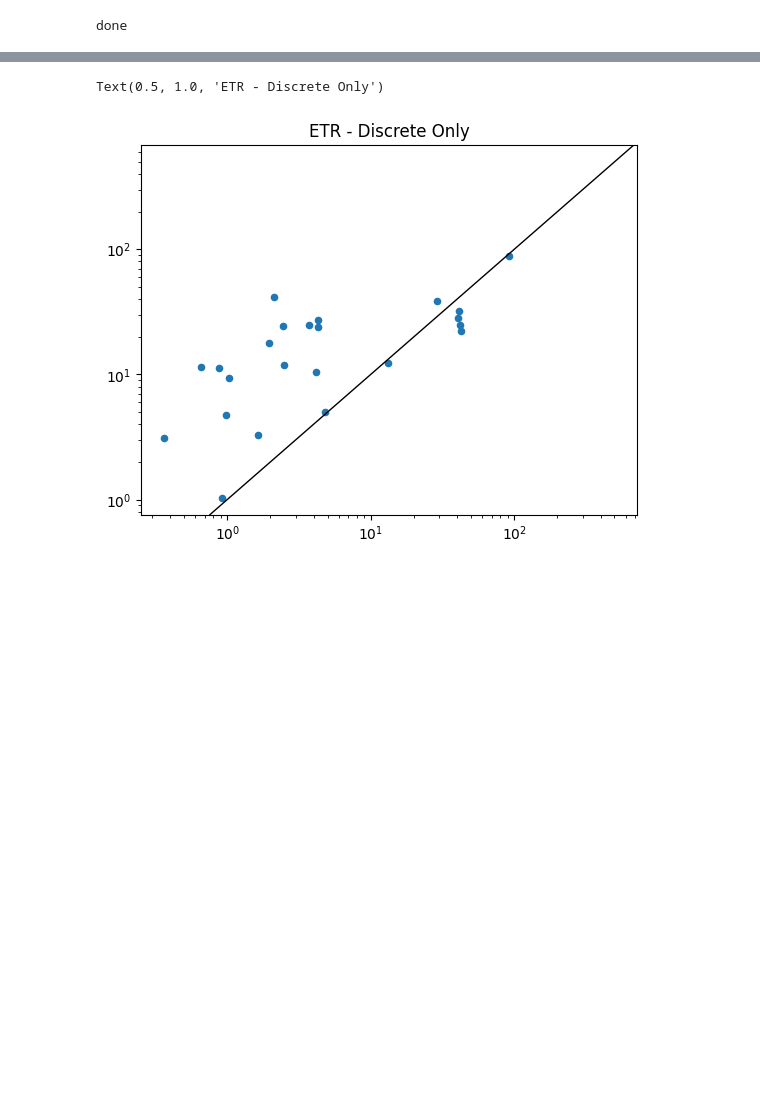
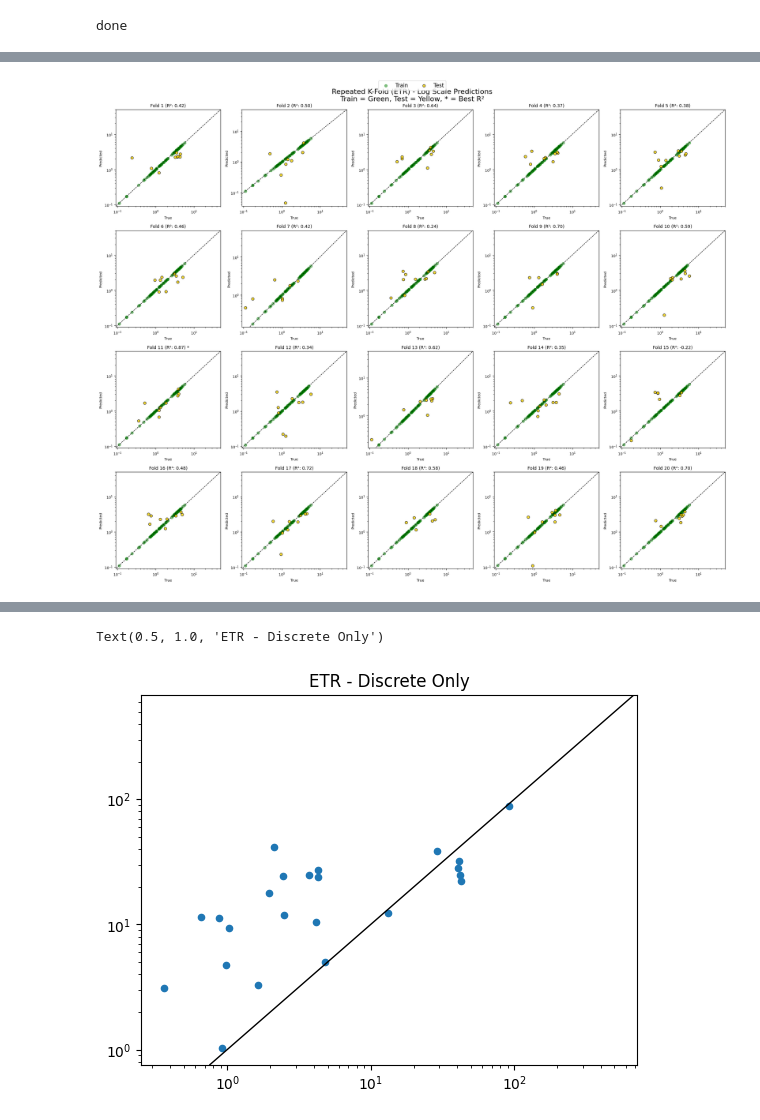
Before and after one commit to jilliangreene/sentinel3_ch4_model, a Jupyter notebook: ml_model.ipynb, the cells around one changed output, grey strips where cells are left out. Cells and saved outputs as stored; diff of their text form; code cells hidden in the pictures; blank space fills up the shorter version.

```diff
--- a/ml_model.ipynb
+++ b/ml_model.ipynb
@@ -87,4 +101,6 @@ rs = 621
 from sklearn.model_selection import train_test_split
 
 x_train, x_test, y_train, y_test, site_train, site_test = train_test_split(
-    features, ch4, site, test_size = 0.1, random_state = rs)
+    features, ln_ch4, site, test_size = 0.1, random_state = rs)
+
+print(len(x_train))
@@ -135,0 +253,84 @@ ETR R-squared: 0.539566619640329
+# %%
+import matplotlib.pyplot as plt
+import numpy as np
+from sklearn.model_selection import RepeatedKFold
+from sklearn.metrics import r2_score
+from sklearn.base import clone
+
+# Set up Repeated K-Fold
+rkf = RepeatedKFold(n_splits=10, n_repeats=2, random_state=42)
+
+# Prepare figure
+fig, axes = plt.subplots(4, 5, figsize=(20, 16))
+axes = axes.flatten()
+
+r2_scores = []
+fold_predictions = []
+
+# Collect all true/predicted values for global axis limits
+all_true_vals = []
+all_pred_vals = []
+
+# Loop through each fold
+for i, (train_idx, test_idx) in enumerate(rkf.split(x_train)):
+    X_tr, X_te = x_train[train_idx], x_train[test_idx]
+    y_tr, y_te = y_train[train_idx], y_train[test_idx]
+
+    model = clone(etr)
+    model.fit(X_tr, y_tr.ravel())
+
+    y_tr_pred = model.predict(X_tr)
+    y_te_pred = model.predict(X_te)
+
+    r2 = r2_score(y_te, y_te_pred)
+    r2_scores.append(r2)
+    fold_predictions.append((y_tr, y_tr_pred, y_te, y_te_pred))
+
+    # Flatten before collecting to avoid dimension mismatch
+    all_true_vals.extend(y_tr.ravel())
+    all_true_vals.extend(y_te.ravel())
+    all_pred_vals.extend(np.ravel(y_tr_pred))
+    all_pred_vals.extend(np.ravel(y_te_pred))
+
+# Determine best fold by R²
+best_idx = np.argmax(r2_scores)
+
+# Filter out zeros and negatives for log scale
+combined_vals = np.concatenate([all_true_vals, all_pred_vals])
+combined_vals = combined_vals[combined_vals > 0]
+min_val, max_val = combined_vals.min(), combined_vals.max()
+
+# Plot each fold
+for i, (y_tr, y_tr_pred, y_te, y_te_pred) in enumerate(fold_predictions):
+    ax = axes[i]
+    ax.scatter(y_tr, y_tr_pred, color='green', alpha=0.5, label='Train')
+    ax.scatter(y_te, y_te_pred, color='gold', edgecolor='black', alpha=0.8, label='Test')
+
+    # Set log scale and global limits
+    ax.set_xscale('log')
+    ax.set_yscale('log')
+    ax.set_xlim(0, 50)
+    ax.set_ylim(0, 50)
+
+    # 1:1 reference line
+    ax.plot([0, 50], [0, 50], 'k--', lw=1)
+
+    # Title with R² and asterisk for best fold
+    title = f"Fold {i+1} (R²: {r2_scores[i]:.2f})"
+    if i == best_idx:
+        title += " *"
+    ax.set_title(title, fontsize=10)
+
+    ax.set_xlabel("True", fontsize=8)
+    ax.set_ylabel("Predicted", fontsize=8)
+    ax.tick_params(axis='both', which='both', labelsize=8)
+
+# Add legend only once
+handles, labels = axes[0].get_legend_handles_labels()
+fig.legend(handles, labels, loc='upper center', ncol=2, fontsize=12)
+
+fig.tight_layout(rect=[0, 0, 1, 0.96])
+fig.suptitle("Repeated K-Fold (ETR) - Log Scale Predictions\nTrain = Green, Test = Yellow, * = Best R²", fontsize=16)
+plt.show()
+# %% [output]
+[figure, added]
```
Also changed, not shown: parts of 18 cells of this notebook, 3 other files.
